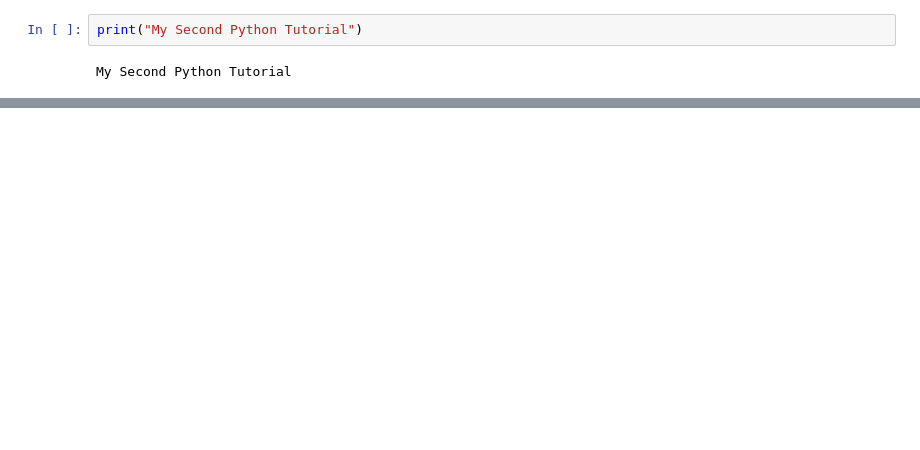
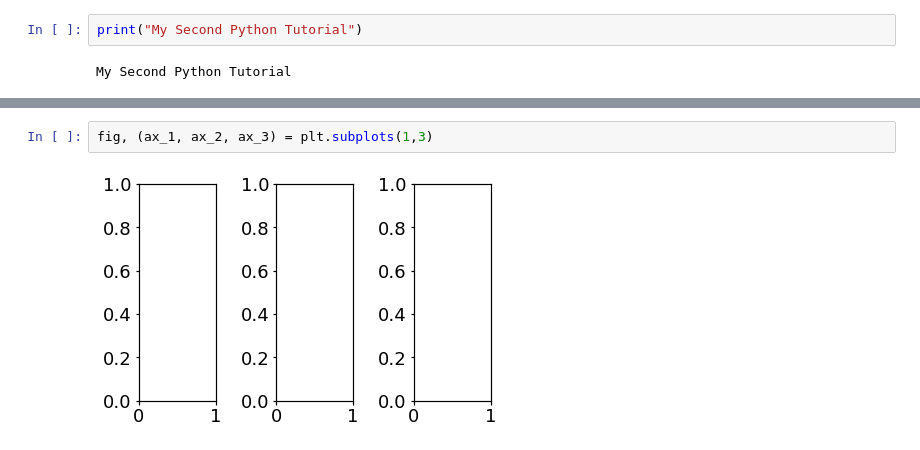
Before and after one commit to shauryasachdev/self_tutorials, a Jupyter notebook: tutorial_2.ipynb, the cells around one changed output, grey strips where cells are left out. Cells and saved outputs as stored; diff of their text form; blank space fills up the shorter version.

```diff
--- a/tutorial_2.ipynb
+++ b/tutorial_2.ipynb
@@ -12,0 +53,4 @@ some final changes to 2
+# %%
+fig, (ax_1, ax_2, ax_3) = plt.subplots(1,3)
+# %% [output]
+[figure, added]
```
Also changed, not shown: parts of 7 cells of this notebook.
